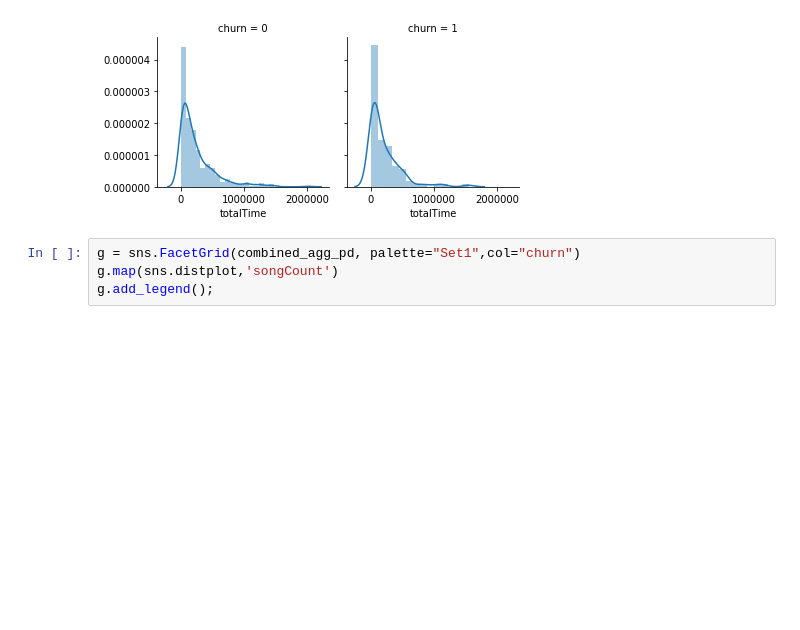
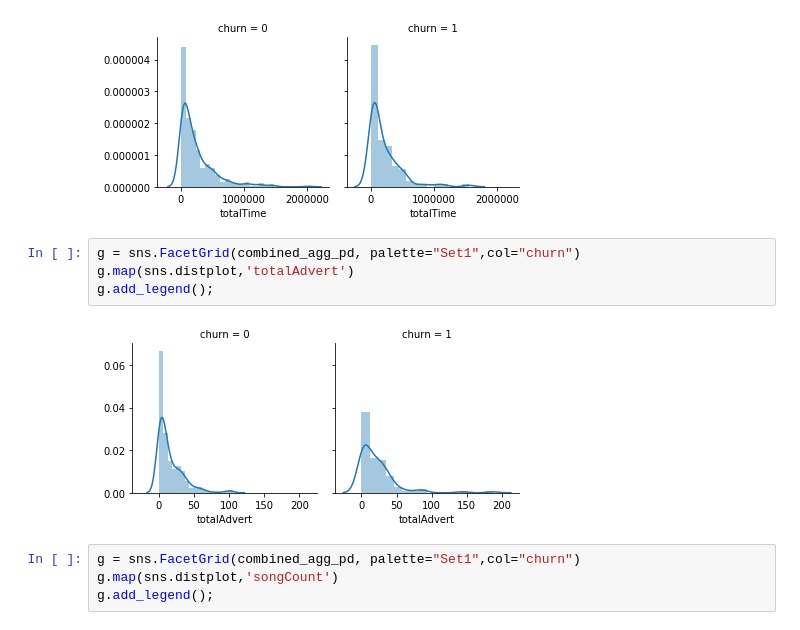
Before and after one commit to anhhchu/Sparkify, a Jupyter notebook: Sparkify.ipynb, the cells around one changed output. Drawn from its saved outputs; the diff is of its cells as text; blank space fills up the shorter version.

```diff
--- a/Sparkify.ipynb
+++ b/Sparkify.ipynb
@@ -433,6 +469,12 @@ g.map(sns.distplot,'totalTime')
 g.add_legend();
 # %% [output]
 [figure]
+# %%
+g = sns.FacetGrid(combined_agg_pd, palette="Set1",col="churn")
+g.map(sns.distplot,'totalAdvert')
+g.add_legend();
+# %% [output]
+[figure, added]
 # %%
 g = sns.FacetGrid(combined_agg_pd, palette="Set1",col="churn")
 g.map(sns.distplot,'songCount')
```
Also changed, not shown: parts of 46 cells of this notebook.
